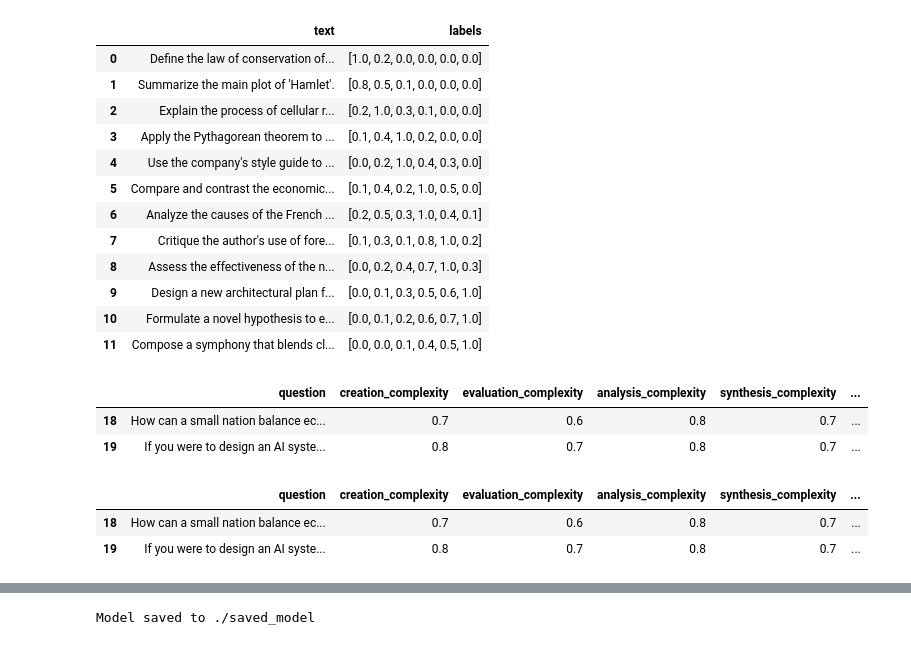
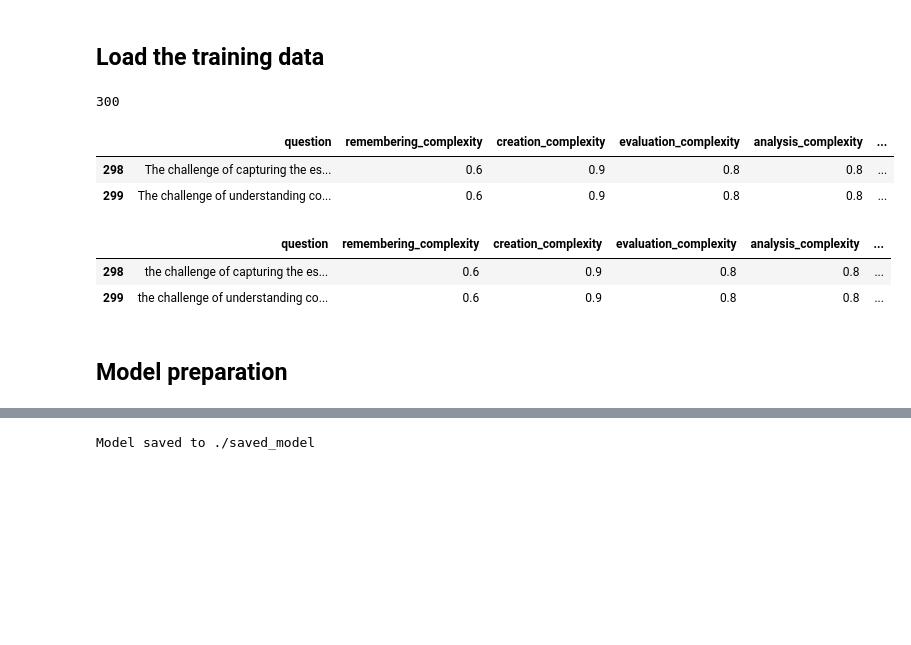
Before and after one commit to JurijZ/llm-router, a Jupyter notebook: notebooks/3_classifier.ipynb, the cells around one changed output, grey strips where cells are left out. Saved outputs shown, nothing was run; the diff lists cells and outputs as text; code cells hidden in the pictures; blank space fills up the shorter version.

Commit message:
classifier model

```diff
--- a/notebooks/3_classifier.ipynb
+++ b/notebooks/3_classifier.ipynb
@@ -46,16 +13,19 @@ labels = ['Remember', 'Understand', 'Apply', 'Analyze', 'Evaluate', 'Create']
+# %% [markdown]
+## Load the training data
+# %%
+# Load the dataset (assuming 'train.csv' exists with text and labels)
+df = pd.read_csv('train.csv')
+# %%
+len(df)
+# %% [output]
+300
+# %%
+for col in df.columns[1:]:
+  # Divide the column by 10
+  df[col] = df[col] / 10
 # %%
-df
+df[-2:]
 # %% [output]
-|  | text | labels |
-| 0 | Define the law of conservation of... | [1.0, 0.2, 0.0, 0.0, 0.0, 0.0] |
-| 1 | Summarize the main plot of 'Hamlet'. | [0.8, 0.5, 0.1, 0.0, 0.0, 0.0] |
-| 2 | Explain the process of cellular r... | [0.2, 1.0, 0.3, 0.1, 0.0, 0.0] |
-| 3 | Apply the Pythagorean theorem to ... | [0.1, 0.4, 1.0, 0.2, 0.0, 0.0] |
-| 4 | Use the company's style guide to ... | [0.0, 0.2, 1.0, 0.4, 0.3, 0.0] |
-| 5 | Compare and contrast the economic... | [0.1, 0.4, 0.2, 1.0, 0.5, 0.0] |
-| 6 | Analyze the causes of the French ... | [0.2, 0.5, 0.3, 1.0, 0.4, 0.1] |
-| 7 | Critique the author's use of fore... | [0.1, 0.3, 0.1, 0.8, 1.0, 0.2] |
-| 8 | Assess the effectiveness of the n... | [0.0, 0.2, 0.4, 0.7, 1.0, 0.3] |
-| 9 | Design a new architectural plan f... | [0.0, 0.1, 0.3, 0.5, 0.6, 1.0] |
-| 10 | Formulate a novel hypothesis to e... | [0.0, 0.1, 0.2, 0.6, 0.7, 1.0] |
-| 11 | Compose a symphony that blends cl... | [0.0, 0.0, 0.1, 0.4, 0.5, 1.0] |
+|  | question | remembering_complexity | creation_complexity | evaluation_complexity | analysis_complexity | ... |
+| 298 | The challenge of capturing the es... | 0.6 | 0.9 | 0.8 | 0.8 | ... |
+| 299 | The challenge of understanding co... | 0.6 | 0.9 | 0.8 | 0.8 | ... |
@@ -69,6 +32,9 @@ for col in train_df.columns[1:]:
-# %%
-train_df[-2:]
-# %% [output]
-|  | question | creation_complexity | evaluation_complexity | analysis_complexity | synthesis_complexity | ... |
-| 18 | How can a small nation balance ec... | 0.7 | 0.6 | 0.8 | 0.7 | ... |
-| 19 | If you were to design an AI syste... | 0.8 | 0.7 | 0.8 | 0.7 | ... |
+# %%
+df['question'] = df['question'].str.lower()
+df[-2:]
+# %% [output]
+|  | question | remembering_complexity | creation_complexity | evaluation_complexity | analysis_complexity | ... |
+| 298 | the challenge of capturing the es... | 0.6 | 0.9 | 0.8 | 0.8 | ... |
+| 299 | the challenge of understanding co... | 0.6 | 0.9 | 0.8 | 0.8 | ... |
+# %% [markdown]
+## Model preparation
@@ -78,6 +74,0 @@ train_df['labels'] = train_df[label_cols].values.tolist()
-# %%
-train_df[-2:]
-# %% [output]
-|  | question | creation_complexity | evaluation_complexity | analysis_complexity | synthesis_complexity | ... |
-| 18 | How can a small nation balance ec... | 0.7 | 0.6 | 0.8 | 0.7 | ... |
-| 19 | If you were to design an AI syste... | 0.8 | 0.7 | 0.8 | 0.7 | ... |
```
Also changed, not shown: parts of 32 cells of this notebook, 1 other file.
